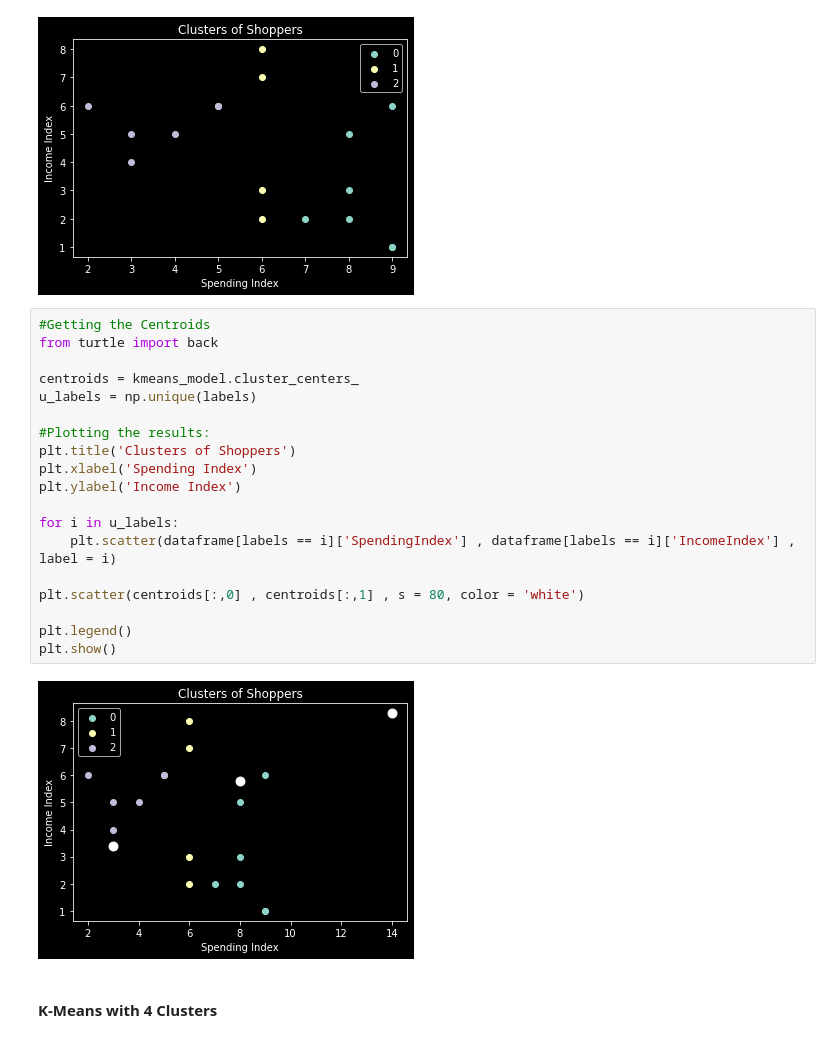
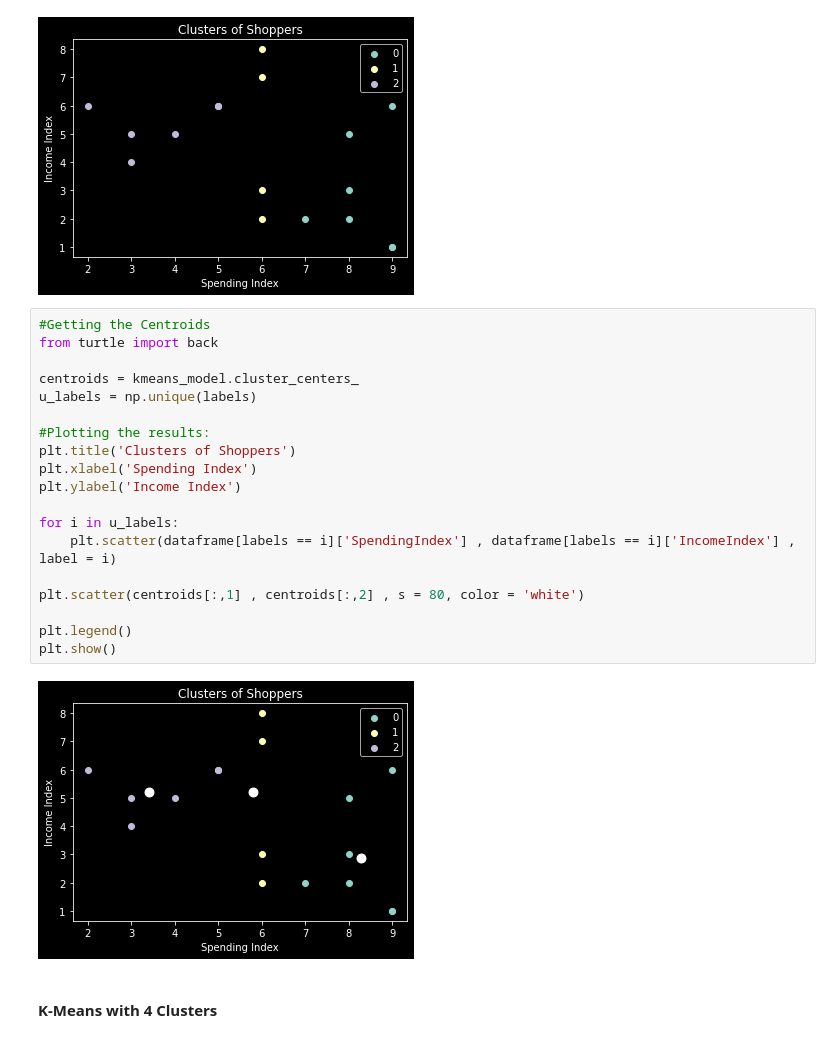
Before and after one commit to soumyendra98/CMPE-256, a Jupyter notebook: Assignments/Assignment-5/Shopping and Income Index.ipynb, the cells around one changed output. Drawn from its saved outputs; the diff is of its cells as text.

```diff
--- a/Assignments/Assignment-5/Shopping and Income Index.ipynb
+++ b/Assignments/Assignment-5/Shopping and Income Index.ipynb
@@ -112,24 +112,24 @@ plt.show()
 # %%
 #Getting the Centroids
 from turtle import back
 
 centroids = kmeans_model.cluster_centers_
 u_labels = np.unique(labels)
 
 #Plotting the results:
 plt.title('Clusters of Shoppers')
 plt.xlabel('Spending Index')
 plt.ylabel('Income Index')
 
 for i in u_labels:
     plt.scatter(dataframe[labels == i]['SpendingIndex'] , dataframe[labels == i]['IncomeIndex'] , label = i)
 
-plt.scatter(centroids[:,0] , centroids[:,1] , s = 80, color = 'white')
+plt.scatter(centroids[:,1] , centroids[:,2] , s = 80, color = 'white')
 
 plt.legend()
 plt.show()
 # %% [output]
-[figure, old version]
+[figure, new version]
 # %% [markdown]
 #### K-Means with 4 Clusters
 # %%
```
Also changed, not shown: parts of 2 cells of this notebook.
